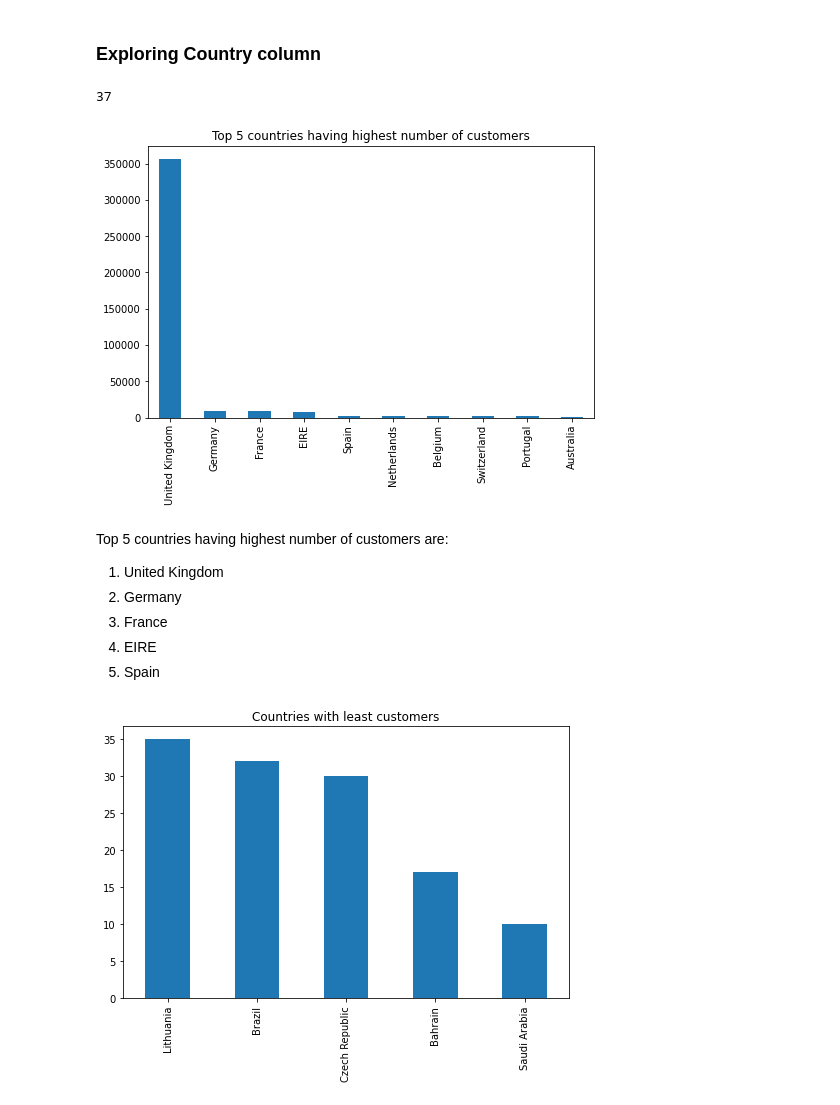
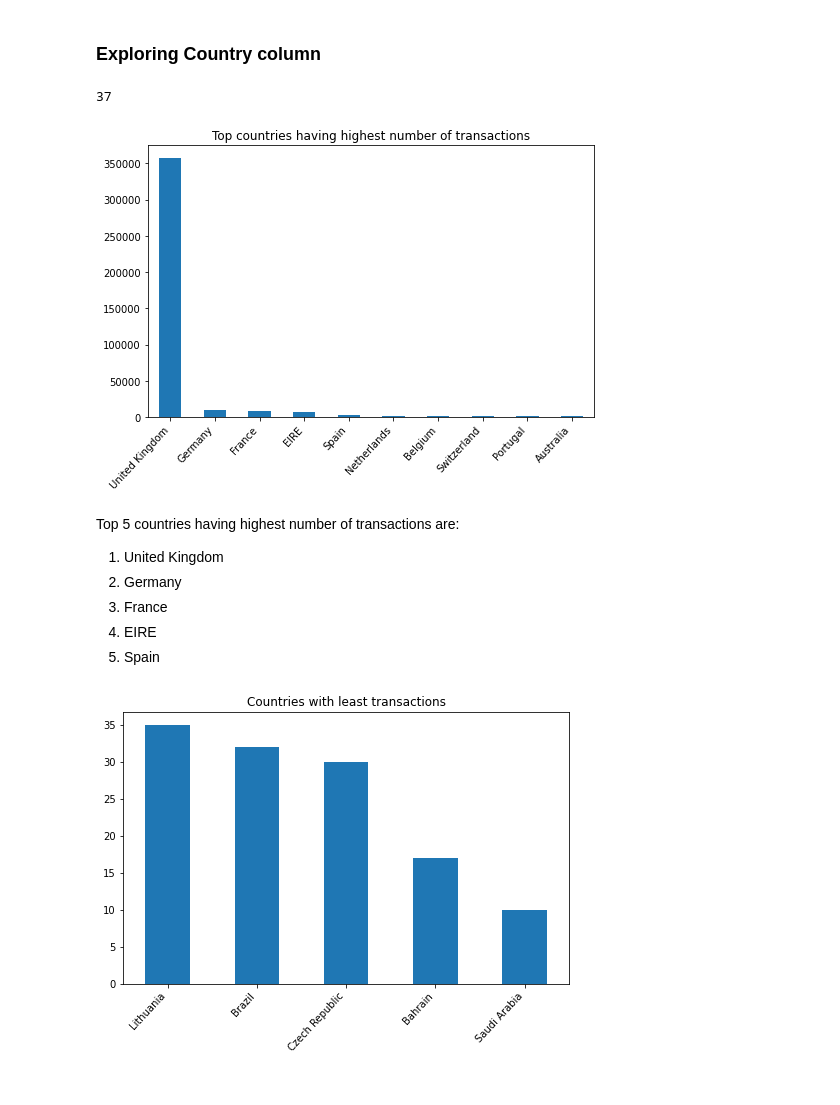
Before and after one commit to Swapnil-417/Online-Retail-Customer-Segmentation, a Jupyter notebook: Online_Retail_Customer_Segmentation_Capstone_Project.ipynb, the cells around one changed output. Cells and saved outputs as stored; diff of their text form; code cells hidden in the pictures.

```diff
--- a/Online_Retail_Customer_Segmentation_Capstone_Project.ipynb
+++ b/Online_Retail_Customer_Segmentation_Capstone_Project.ipynb
@@ -35,9 +35,9 @@ import seaborn as sns
 import warnings
 warnings.filterwarnings('ignore')
 # %%
-# # importing online retail dataset
-# file_path = "/content/drive/MyDrive/Capstone Projects/Online Retail Customer Segmentation/data/"
-# data = pd.read_excel(file_path + "Online Retail.xlsx")
+# importing online retail dataset
+file_path = "/content/drive/MyDrive/Capstone Projects/Online Retail Customer Segmentation/data/"
+data = pd.read_excel(file_path + "Online Retail.xlsx")
 # %%
 raw_data = data.copy()
 # %% [markdown]
@@ -250,0 +252,6 @@ there are 8872 cancelled orders which are huge
+# %%
+# extract the date from datetime
+def extract_date(datetime_obj):
+  return datetime_obj.date()
+# %%
+raw_data['date'] = raw_data['InvoiceDate'].apply(extract_date)
@@ -252,19 +342,20 @@ there are 8872 cancelled orders which are huge
 ### **Exploring Country column**
 # %%
 country_cnt = raw_data['Country'].value_counts()
+len(country_cnt)
+# %% [output]
+37
-# %%
-len(country_cnt)
-# %% [output]
-37
 # %%
-# top 5 countries having highest number of customers
+# top countries having highest number of transactions
 plt.figure(figsize=(8,5))
 country_cnt.head(10).plot.bar()
-plt.title('Top countries having highest number of customers');
+plt.title('Top countries having highest number of transactions');
+plt.xticks(rotation=47, ha="right")
+plt.show()
 # %% [output]
-[figure, old version]
+[figure, new version]
 # %% [markdown]
-Top 5 countries having highest number of customers are:
+Top 5 countries having highest number of transactions are:
 
 
 1.   United Kingdom
@@ -273,10 +364,12 @@ Top 5 countries having highest number of customers are:
 4.   EIRE
 5.   Spain
 # %%
-# countries with least customers
+# countries with least transactions
 plt.figure(figsize=(8,5))
 country_cnt.tail().plot.bar()
-plt.title('Countries with least customers');
+plt.title('Countries with least transactions')
+plt.xticks(rotation=47, ha="right")
+plt.show()
 # %% [output]
-[figure, old version]
+[figure, new version]
 # %% [markdown]
```
Also changed, not shown: parts of 23 cells of this notebook.
